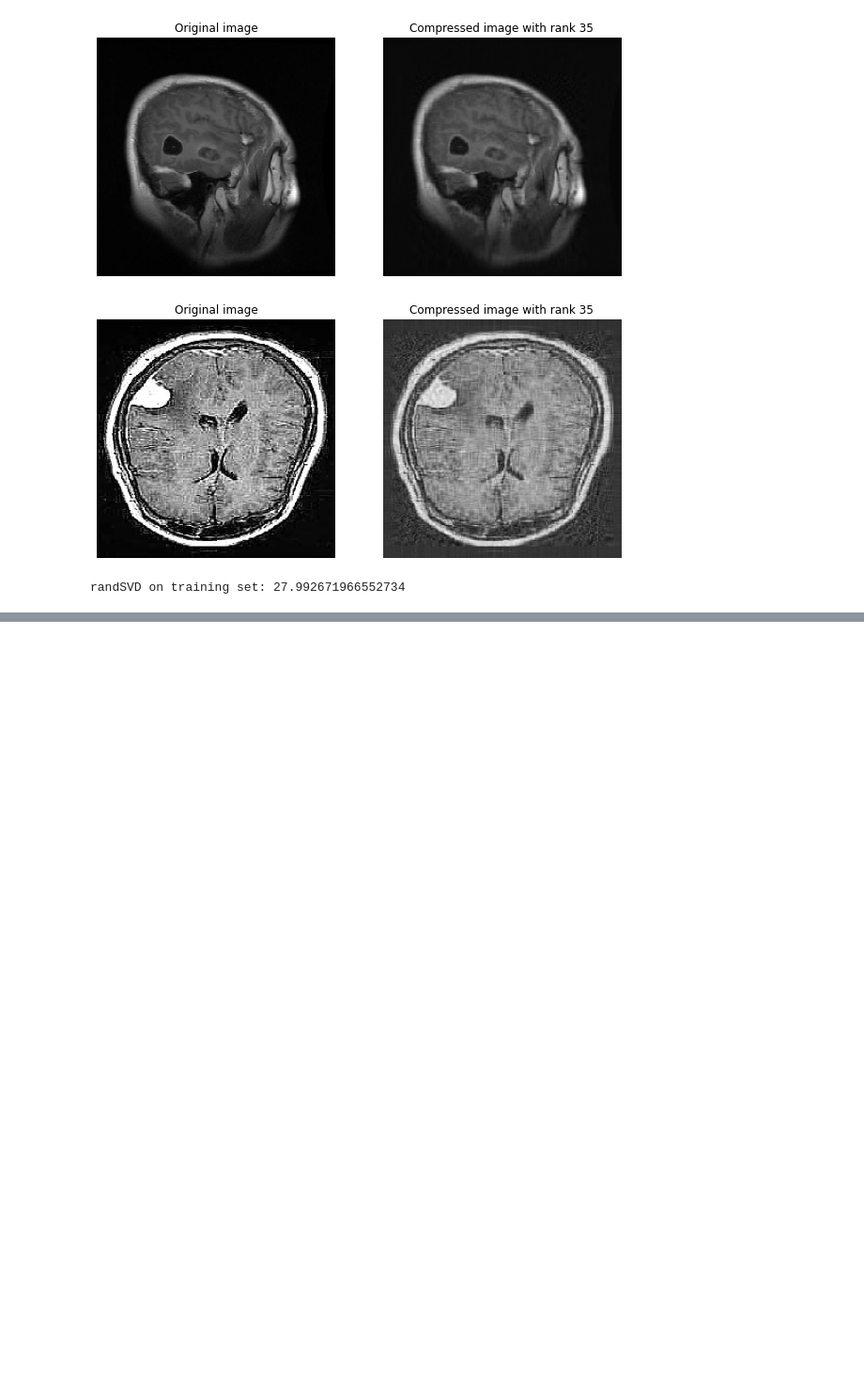
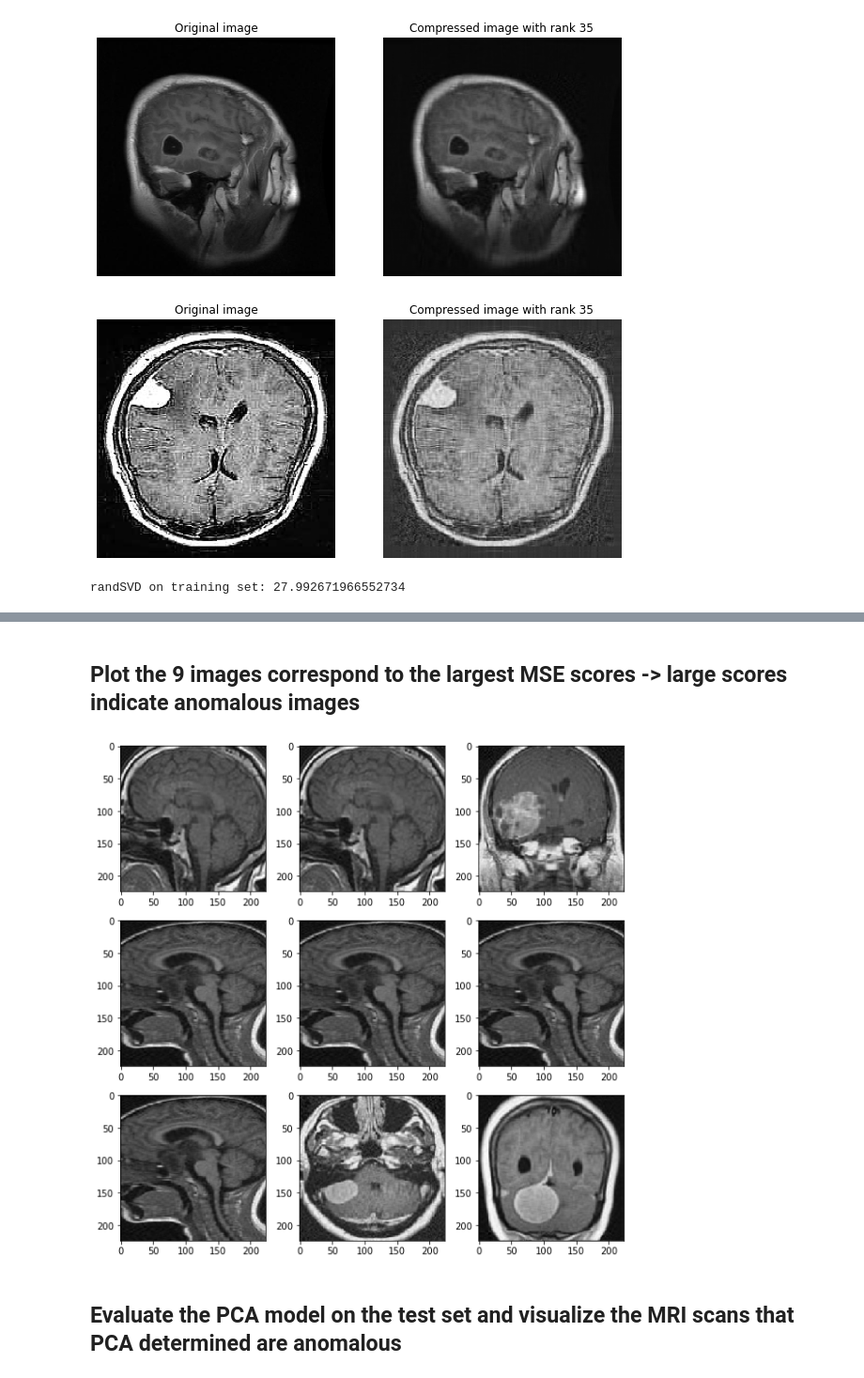
Before and after one commit to nsuttora/Anomaly-Detection-Numerical-LinAlg-for-Big-Data, a Jupyter notebook: main_nb.ipynb, the cells around one changed output, grey strips where cells are left out. Shown at 94% size. Saved outputs shown, nothing was run; the diff lists cells and outputs as text; code cells hidden in the pictures; blank space fills up the shorter version.

Commit message:
PCA model

```diff
--- a/main_nb.ipynb
+++ b/main_nb.ipynb
@@ -339,0 +310,7 @@ plt.show()
+# %%
+# Random permutation of rows (shuffle the images)
+
+torch.manual_seed(42)
+
+p_tensor_shuffle = p_tensor[torch.randperm(p_tensor.size()[0])]
+p_tensor_shuffle.size()
@@ -339,0 +319,11 @@ plt.show()
+# %%
+# Convert pytorch tensor of images to numpy
+image_arrays = p_tensor_shuffle.numpy()
+image_randSVDs = []
+
+# Creating the randSVD reconstructions of images to be passed to PCA model
+
+for img in image_arrays:
+    image_randSVD = randSVD_recon(img.reshape((224, 224)), k=35, graph=False)
+    image_randSVDs.append(image_randSVD)
+print(image_randSVDs[0].shape)
@@ -339,0 +332,4 @@ plt.show()
+# %%
+image_randSVDs = np.array(image_randSVDs)
+image_randSVDs = np.reshape(image_randSVDs, newshape=(image_randSVDs.shape[0], image_randSVDs.shape[1]*image_randSVDs.shape[2]))
+image_randSVDs.shape
@@ -339,0 +338,10 @@ plt.show()
+# %%
+# Perform Anomaly Detection with PCA
+
+start_pca = time.time()
+scores, pca_df, pca = pca_anomaly_detection(image_randSVDs)
+end_pca_time = time.time() - start_pca
+
+print(f"Time to run PCA on randSVDs reconstructions: {end_pca_time}")
+print('\n')
+print(f"9 largest MSE scores after PCA: {scores.nlargest(9)}")
@@ -339,0 +362,17 @@ plt.show()
+# %% [markdown]
+## Plot the 9 images correspond to the largest MSE scores -> large scores indicate anomalous images
+# %%
+largest_mse_scores = scores.nlargest(9).index
+
+plt.figure(figsize=(10, 10))
+row, cols = 3, 3
+
+for i in range(9):
+    plt.subplot(row, cols, i+1)
+    plt.imshow(pca_df.iloc[largest_mse_scores[i]].values.reshape((224, 224)), interpolation='nearest', cmap='gray')
+    plt.grid(False)
+plt.show()
+# %% [output]
+[figure, added]
+# %% [markdown]
+## Evaluate the PCA model on the test set and visualize the MRI scans that PCA determined are anomalous
```
Also changed, not shown: parts of 26 cells of this notebook.
